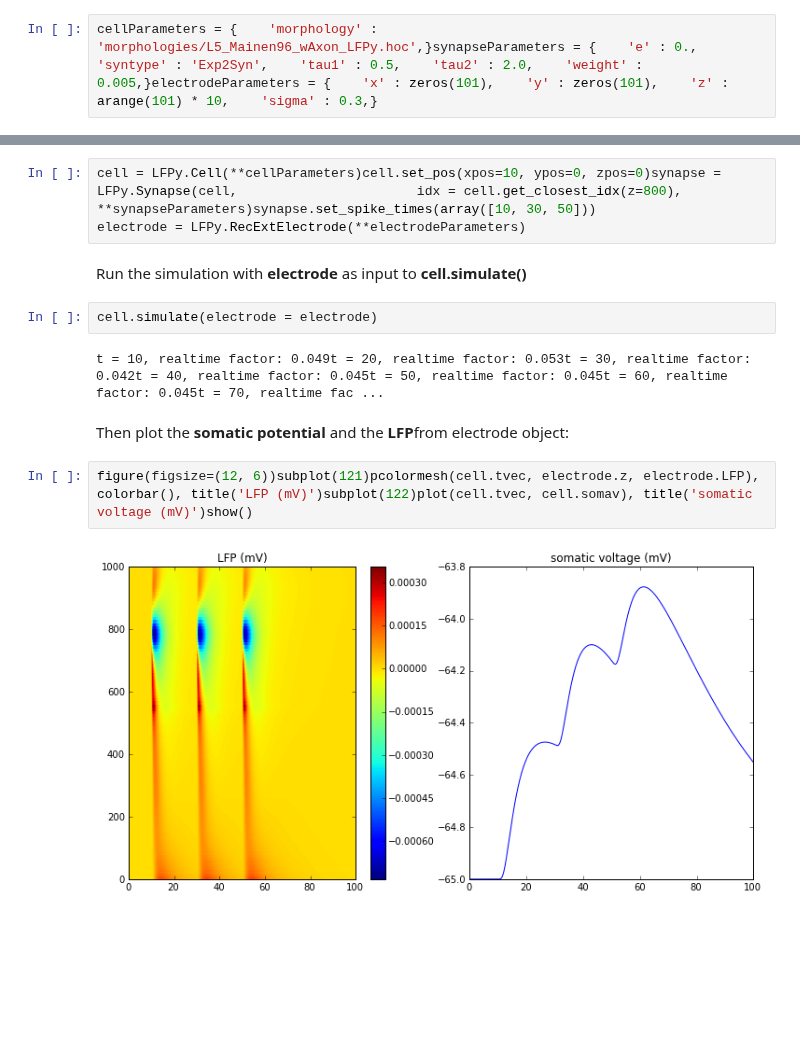
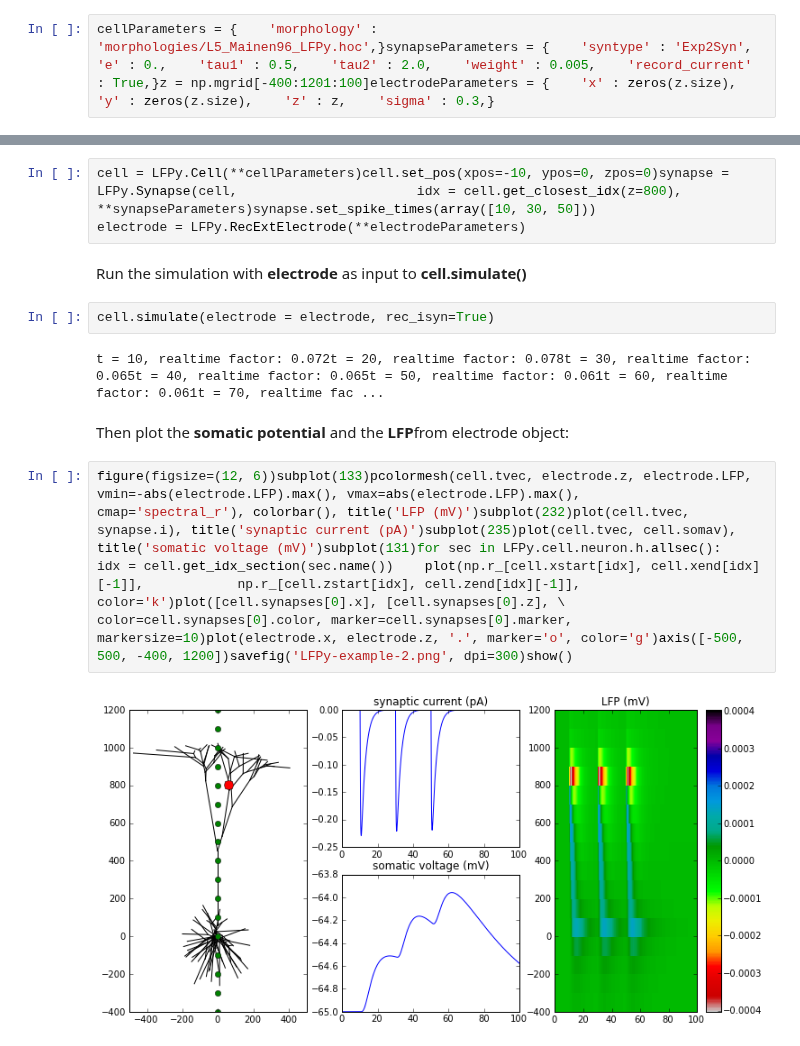
Before and after one commit to LFPy/LFPy, a Jupyter notebook: trunk/examples/LFPy-example-2.ipynb, the cells around one changed output, grey strips where cells are left out. Cells and saved outputs as stored; diff of their text form; blank space fills up the shorter version.

```diff
--- a/trunk/examples/LFPy-example-2.ipynb
+++ b/trunk/examples/LFPy-example-2.ipynb
@@ -5,20 +5,20 @@ import LFPyfrom pylab import *
 # %% [markdown]
 Create some dictionarys with parameters for cell, synapse and extracellular electrode:
 # %%
-cellParameters = {    'morphology' : 'morphologies/L5_Mainen96_wAxon_LFPy.hoc',}synapseParameters = {    'e' : 0.,    'syntype' : 'Exp2Syn',    'tau1' : 0.5,    'tau2' : 2.0,    'weight' : 0.005,}electrodeParameters = {    'x' : zeros(101),    'y' : zeros(101),    'z' : arange(101) * 10,    'sigma' : 0.3,}
+cellParameters = {    'morphology' : 'morphologies/L5_Mainen96_LFPy.hoc',}synapseParameters = {    'syntype' : 'Exp2Syn',    'e' : 0.,    'tau1' : 0.5,    'tau2' : 2.0,    'weight' : 0.005,    'record_current' : True,}z = np.mgrid[-400:1201:100]electrodeParameters = {    'x' : zeros(z.size),    'y' : zeros(z.size),    'z' : z,    'sigma' : 0.3,}
 # %% [markdown]
 Then, create the **cell**, **synapse** and **electrode** objects using **LFPy.Cell**, **LFPy.Synapse**, **LFPy.RecExtElectrode**.
 # %%
-cell = LFPy.Cell(**cellParameters)cell.set_pos(xpos=10, ypos=0, zpos=0)synapse = LFPy.Synapse(cell,                       idx = cell.get_closest_idx(z=800),                       **synapseParameters)synapse.set_spike_times(array([10, 30, 50]))                        electrode = LFPy.RecExtElectrode(**electrodeParameters)
+cell = LFPy.Cell(**cellParameters)cell.set_pos(xpos=-10, ypos=0, zpos=0)synapse = LFPy.Synapse(cell,                       idx = cell.get_closest_idx(z=800),                       **synapseParameters)synapse.set_spike_times(array([10, 30, 50]))                        electrode = LFPy.RecExtElectrode(**electrodeParameters)
 # %% [markdown]
 Run the simulation with **electrode** as input to **cell.simulate()**
 # %%
-cell.simulate(electrode = electrode)
+cell.simulate(electrode = electrode, rec_isyn=True)
 # %% [output]
-t = 10, realtime factor: 0.049t = 20, realtime factor: 0.053t = 30, realtime factor: 0.042t = 40, realtime factor: 0.045t = 50, realtime factor: 0.045t = 60, realtime factor: 0.045t = 70, realtime fac ...
+t = 10, realtime factor: 0.072t = 20, realtime factor: 0.078t = 30, realtime factor: 0.065t = 40, realtime factor: 0.065t = 50, realtime factor: 0.061t = 60, realtime factor: 0.061t = 70, realtime fac ...
 # %% [markdown]
 Then plot the **somatic potential** and the **LFP**from electrode object:
-# %%
-figure(figsize=(12, 6))subplot(121)pcolormesh(cell.tvec, electrode.z, electrode.LFP), colorbar(), title('LFP (mV)')subplot(122)plot(cell.tvec, cell.somav), title('somatic voltage (mV)')show()
-# %% [output]
-[figure, removed]
+# %%
+figure(figsize=(12, 6))subplot(133)pcolormesh(cell.tvec, electrode.z, electrode.LFP,           vmin=-abs(electrode.LFP).max(), vmax=abs(electrode.LFP).max(),           cmap='spectral_r'), colorbar(), title('LFP (mV)')subplot(232)plot(cell.tvec, synapse.i), title('synaptic current (pA)')subplot(235)plot(cell.tvec, cell.somav), title('somatic voltage (mV)')subplot(131)for sec in LFPy.cell.neuron.h.allsec():    idx = cell.get_idx_section(sec.name())    plot(np.r_[cell.xstart[idx], cell.xend[idx][-1]],            np.r_[cell.zstart[idx], cell.zend[idx][-1]],            color='k')plot([cell.synapses[0].x], [cell.synapses[0].z], \     color=cell.synapses[0].color, marker=cell.synapses[0].marker, markersize=10)plot(electrode.x, electrode.z, '.', marker='o', color='g')axis([-500, 500, -400, 1200])savefig('LFPy-example-2.png', dpi=300)show()
+# %% [output]
+[figure, added]
```
Also changed, not shown: parts of 1 cell of this notebook, 2 other files.
